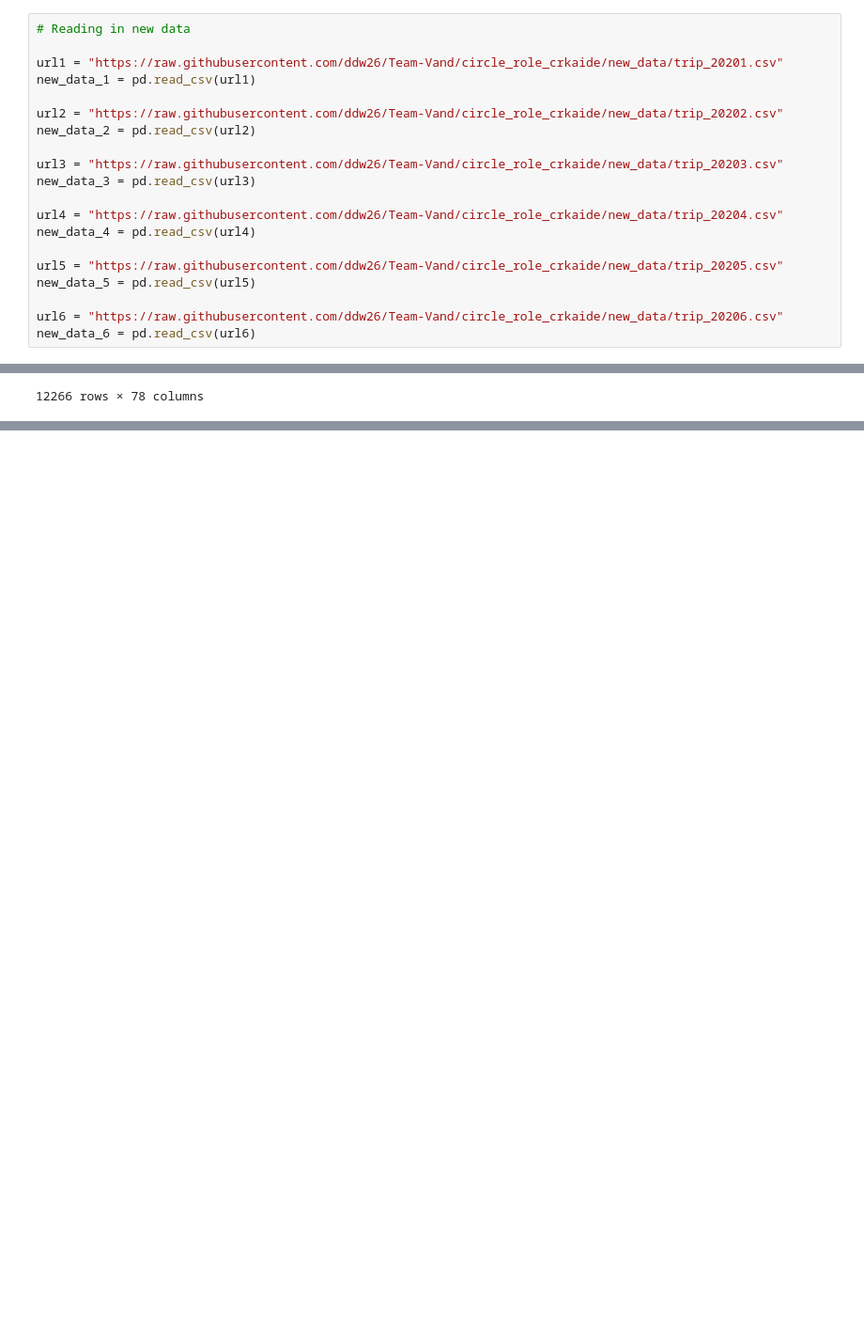
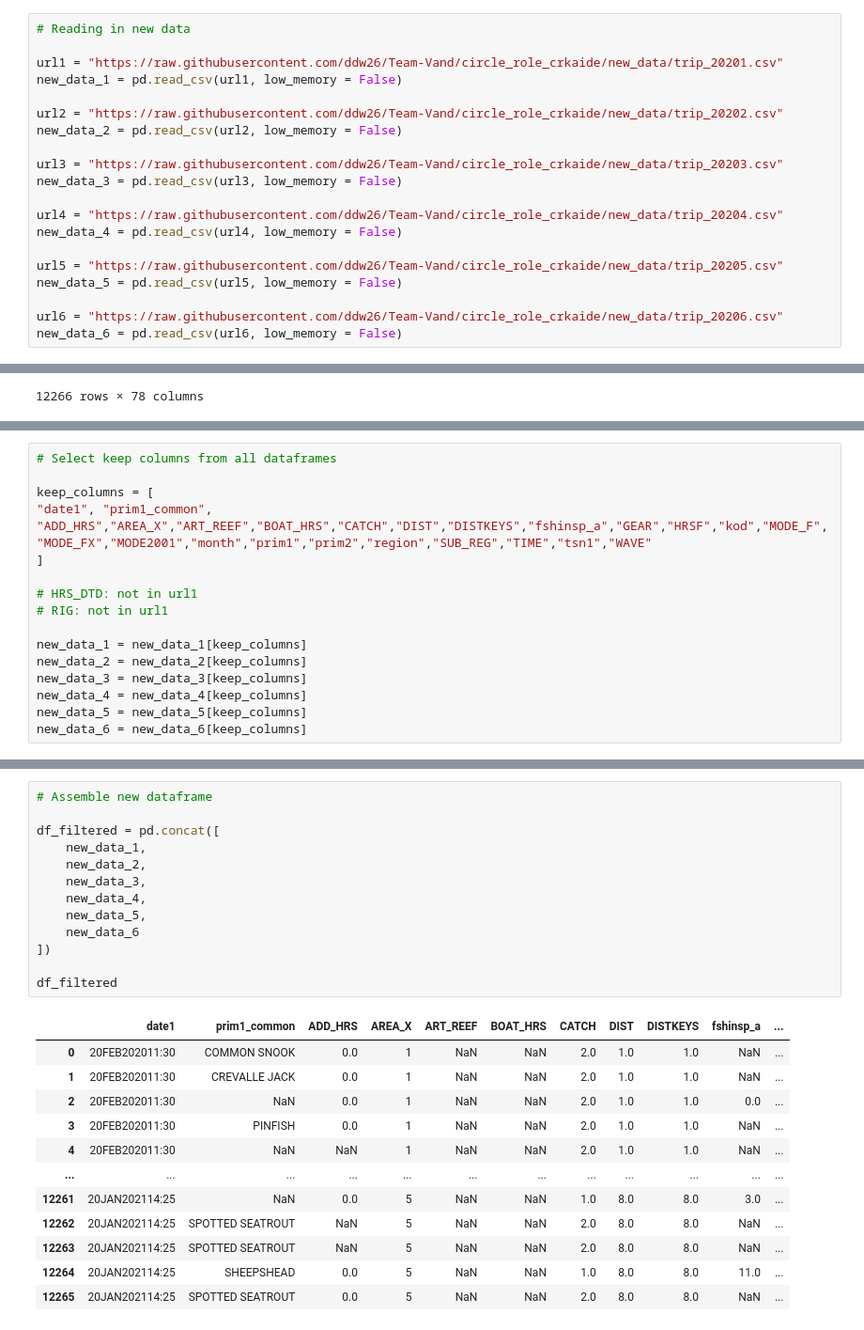
Before and after one commit to ddw26/Team-Frist-Center, a Jupyter notebook: mod_20_circle_s1.ipynb, the cells around one changed output, grey strips where cells are left out. Shown: that part at 94% size. Saved outputs shown, nothing was run; the diff lists cells and outputs as text; blank space fills up the shorter version.

```diff
--- a/mod_20_circle_s1.ipynb
+++ b/mod_20_circle_s1.ipynb
@@ -120,22 +122,22 @@ Index(['common', 'strat_id', 'psu_id', 'YEAR', 'ST', 'MODE_FX', 'AREA_X',
 # Reading in new data
 
 url1 = "https://raw.githubusercontent.com/ddw26/Team-Vand/circle_role_crkaide/new_data/trip_20201.csv"
-new_data_1 = pd.read_csv(url1)
+new_data_1 = pd.read_csv(url1, low_memory = False)
 
 url2 = "https://raw.githubusercontent.com/ddw26/Team-Vand/circle_role_crkaide/new_data/trip_20202.csv"
-new_data_2 = pd.read_csv(url2)
+new_data_2 = pd.read_csv(url2, low_memory = False)
 
 url3 = "https://raw.githubusercontent.com/ddw26/Team-Vand/circle_role_crkaide/new_data/trip_20203.csv"
-new_data_3 = pd.read_csv(url3)
+new_data_3 = pd.read_csv(url3, low_memory = False)
 
 url4 = "https://raw.githubusercontent.com/ddw26/Team-Vand/circle_role_crkaide/new_data/trip_20204.csv"
-new_data_4 = pd.read_csv(url4)
+new_data_4 = pd.read_csv(url4, low_memory = False)
 
 url5 = "https://raw.githubusercontent.com/ddw26/Team-Vand/circle_role_crkaide/new_data/trip_20205.csv"
-new_data_5 = pd.read_csv(url5)
+new_data_5 = pd.read_csv(url5, low_memory = False)
 
 url6 = "https://raw.githubusercontent.com/ddw26/Team-Vand/circle_role_crkaide/new_data/trip_20206.csv"
-new_data_6 = pd.read_csv(url6)
+new_data_6 = pd.read_csv(url6, low_memory = False)
 # %%
 # Check new dataframes
 
@@ -279,0 +164,16 @@ col_name
+# %%
+# Select keep columns from all dataframes
+
+keep_columns = [
+"date1", "prim1_common", "ADD_HRS","AREA_X","ART_REEF","BOAT_HRS","CATCH","DIST","DISTKEYS","fshinsp_a","GEAR","HRSF","kod","MODE_F","MODE_FX","MODE2001","month","prim1","prim2","region","SUB_REG","TIME","tsn1","WAVE"
+]
+
+# HRS_DTD: not in url1
+# RIG: not in url1
+
+new_data_1 = new_data_1[keep_columns]
+new_data_2 = new_data_2[keep_columns]
+new_data_3 = new_data_3[keep_columns]
+new_data_4 = new_data_4[keep_columns]
+new_data_5 = new_data_5[keep_columns]
+new_data_6 = new_data_6[keep_columns]
@@ -279,0 +207,26 @@ col_name
+# %%
+# Assemble new dataframe
+
+df_filtered = pd.concat([
+    new_data_1,
+    new_data_2,
+    new_data_3,
+    new_data_4,
+    new_data_5,
+    new_data_6
+])
+
+df_filtered
+# %% [output]
+|  | date1 | prim1_common | ADD_HRS | AREA_X | ART_REEF | BOAT_HRS | CATCH | DIST | DISTKEYS | fshinsp_a | ... |
+| 0 | 20FEB202011:30 | COMMON SNOOK | 0.0 | 1 | NaN | NaN | 2.0 | 1.0 | 1.0 | NaN | ... |
+| 1 | 20FEB202011:30 | CREVALLE JACK | 0.0 | 1 | NaN | NaN | 2.0 | 1.0 | 1.0 | NaN | ... |
+| 2 | 20FEB202011:30 | NaN | 0.0 | 1 | NaN | NaN | 2.0 | 1.0 | 1.0 | 0.0 | ... |
+| 3 | 20FEB202011:30 | PINFISH | 0.0 | 1 | NaN | NaN | 2.0 | 1.0 | 1.0 | NaN | ... |
+| 4 | 20FEB202011:30 | NaN | NaN | 1 | NaN | NaN | 2.0 | 1.0 | 1.0 | NaN | ... |
+| ... | ... | ... | ... | ... | ... | ... | ... | ... | ... | ... | ... |
+| 12261 | 20JAN202114:25 | NaN | 0.0 | 5 | NaN | NaN | 1.0 | 8.0 | 8.0 | 3.0 | ... |
+| 12262 | 20JAN202114:25 | SPOTTED SEATROUT | NaN | 5 | NaN | NaN | 2.0 | 8.0 | 8.0 | NaN | ... |
+| 12263 | 20JAN202114:25 | SPOTTED SEATROUT | NaN | 5 | NaN | NaN | 2.0 | 8.0 | 8.0 | NaN | ... |
+| 12264 | 20JAN202114:25 | SHEEPSHEAD | 0.0 | 5 | NaN | NaN | 1.0 | 8.0 | 8.0 | 11.0 | ... |
+| 12265 | 20JAN202114:25 | SPOTTED SEATROUT | 0.0 | 5 | NaN | NaN | 2.0 | 8.0 | 8.0 | NaN | ... |
```
Also changed, not shown: parts of 26 cells of this notebook.
